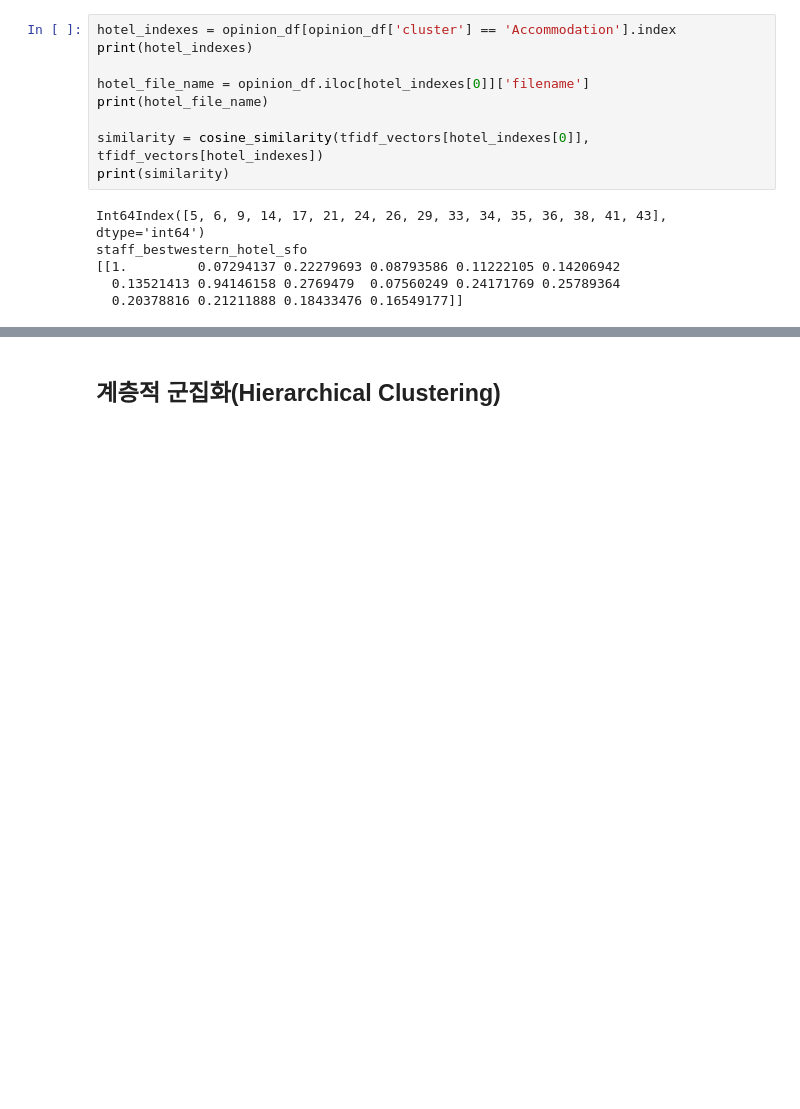
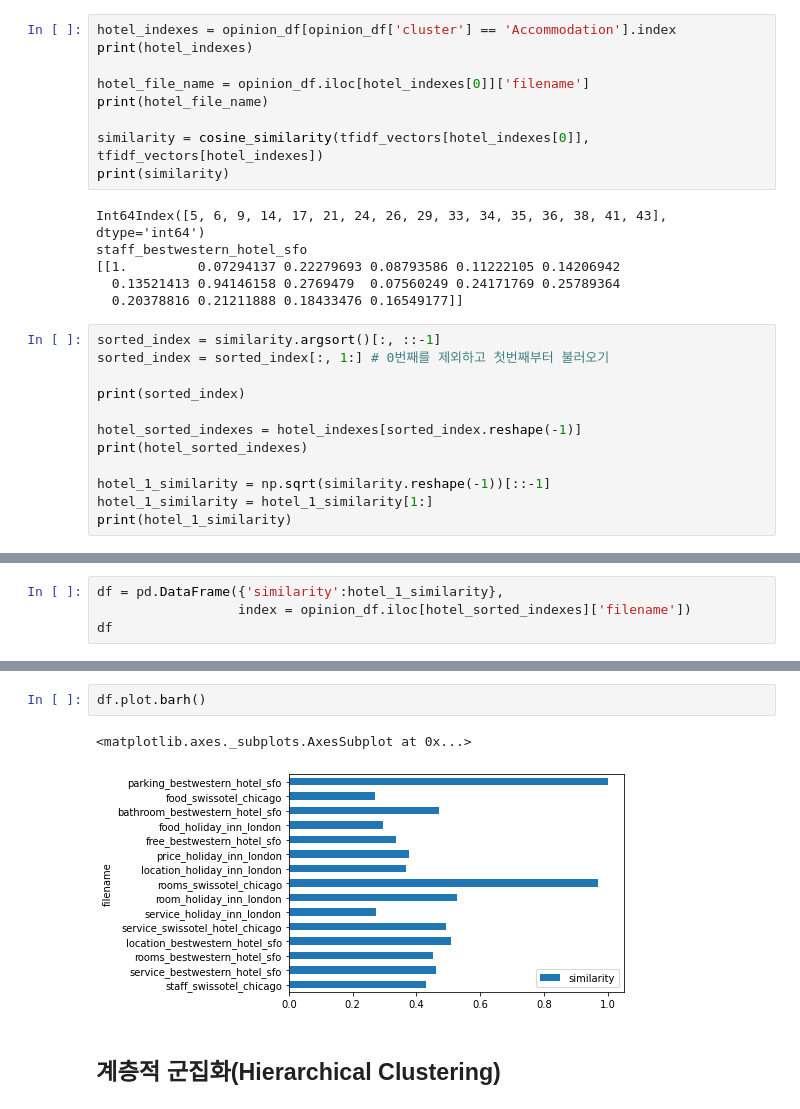
Before and after one commit to sgr1118/-_-, a Jupyter notebook: _4_군집_분석(Cluster_Analysis).ipynb, the cells around one changed output, grey strips where cells are left out. Saved outputs shown, nothing was run; the diff lists cells and outputs as text; blank space fills up the shorter version.

```diff
--- a/_4_군집_분석(Cluster_Analysis).ipynb
+++ b/_4_군집_분석(Cluster_Analysis).ipynb
@@ -486,3 +486,15 @@ staff_bestwestern_hotel_sfo
 [[1.         0.07294137 0.22279693 0.08793586 0.11222105 0.14206942
   0.13521413 0.94146158 0.2769479  0.07560249 0.24171769 0.25789364
   0.20378816 0.21211888 0.18433476 0.16549177]]
+# %%
+sorted_index = similarity.argsort()[:, ::-1]
+sorted_index = sorted_index[:, 1:] # 0번째를 제외하고 첫번째부터 불러오기
+
+print(sorted_index)
+
+hotel_sorted_indexes = hotel_indexes[sorted_index.reshape(-1)]
+print(hotel_sorted_indexes)
+
+hotel_1_similarity = np.sqrt(similarity.reshape(-1))[::-1]
+hotel_1_similarity = hotel_1_similarity[1:]
+print(hotel_1_similarity)
@@ -488,0 +507,4 @@ staff_bestwestern_hotel_sfo
+# %%
+df = pd.DataFrame({'similarity':hotel_1_similarity},
+                  index = opinion_df.iloc[hotel_sorted_indexes]['filename'])
+df
@@ -489,3 +529,8 @@ staff_bestwestern_hotel_sfo
+# %%
+df.plot.barh()
+# %% [output]
+<matplotlib.axes._subplots.AxesSubplot at 0x...>
+[figure, added]
 # %% [markdown]
 ## 계층적 군집화(Hierarchical Clustering)
 # %% [markdown]
```
Also changed, not shown: parts of 2 cells of this notebook.
